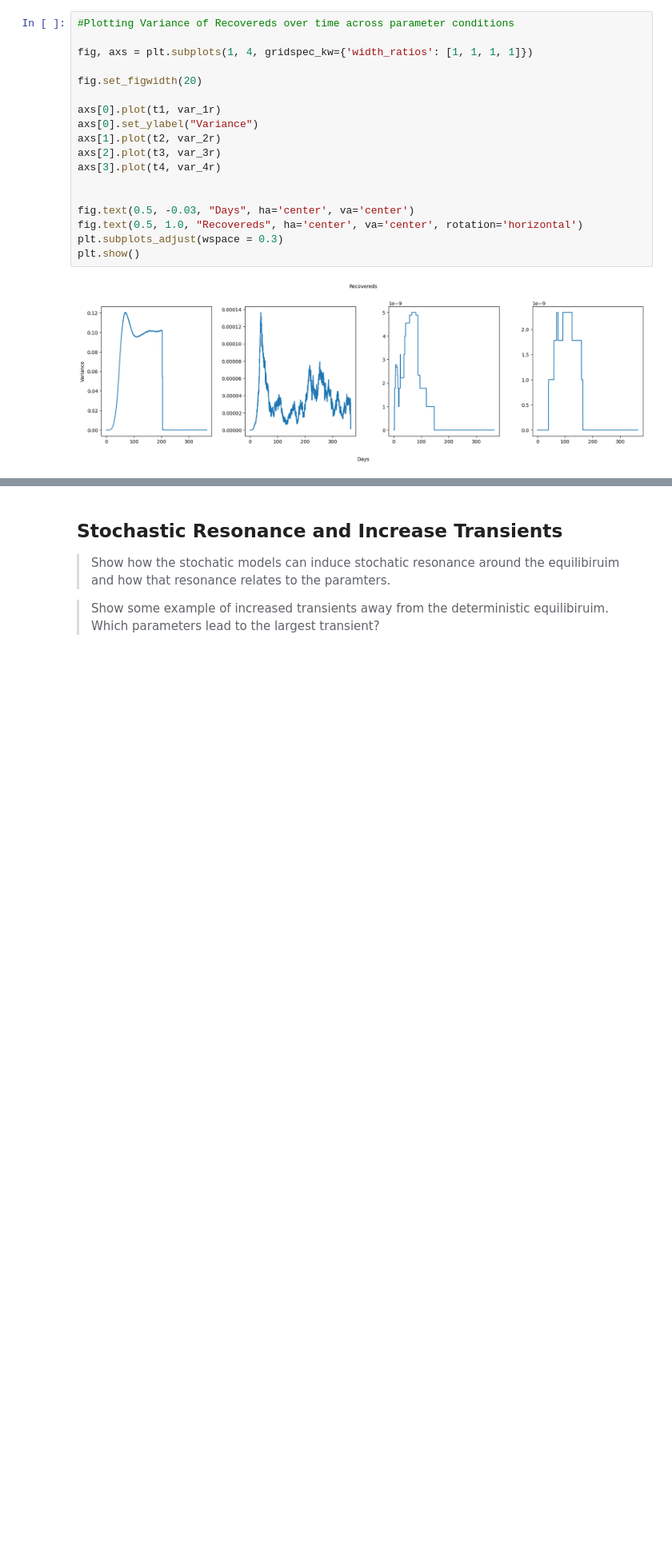
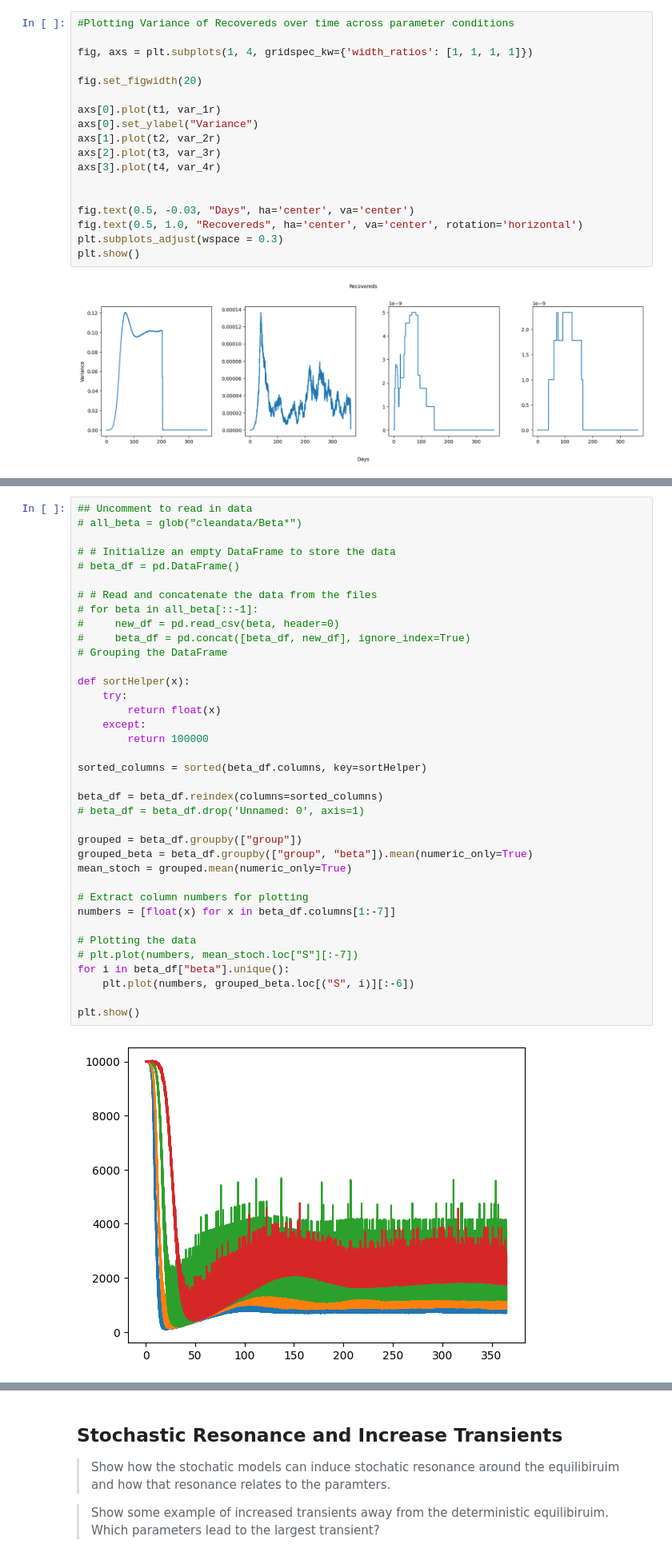
Before and after one commit to AmirSahrani/IntroCompAssignment2_fresh, a Jupyter notebook: Assignment2.ipynb, the cells around one changed output, grey strips where cells are left out. Shown at 80% size. Cells and saved outputs as stored; diff of their text form; blank space fills up the shorter version.

Commit message:
Data cleaning and reading, plots and fourier

```diff
--- a/Assignment2.ipynb
+++ b/Assignment2.ipynb
@@ -397,0 +402,39 @@ data.head()
+# %%
+## Uncomment to read in data
+# all_beta = glob("cleandata/Beta*")
+
+# # Initialize an empty DataFrame to store the data
+# beta_df = pd.DataFrame()
+
+# # Read and concatenate the data from the files
+# for beta in all_beta[::-1]:
+#     new_df = pd.read_csv(beta, header=0)
+#     beta_df = pd.concat([beta_df, new_df], ignore_index=True)
+# Grouping the DataFrame
+
+def sortHelper(x):
+    try:
+        return float(x)
+    except:
+        return 100000
+
+sorted_columns = sorted(beta_df.columns, key=sortHelper)
+
+beta_df = beta_df.reindex(columns=sorted_columns)
+# beta_df = beta_df.drop('Unnamed: 0', axis=1)
+
+grouped = beta_df.groupby(["group"])
+grouped_beta = beta_df.groupby(["group", "beta"]).mean(numeric_only=True)
+mean_stoch = grouped.mean(numeric_only=True)
+
+# Extract column numbers for plotting
+numbers = [float(x) for x in beta_df.columns[1:-7]]
+
+# Plotting the data
+# plt.plot(numbers, mean_stoch.loc["S"][:-7])
+for i in beta_df["beta"].unique():
+    plt.plot(numbers, grouped_beta.loc[("S", i)][:-6])
+
+plt.show()
+# %% [output]
+[figure, added]
```
Also changed, not shown: parts of 7 cells of this notebook, 1 other file.
